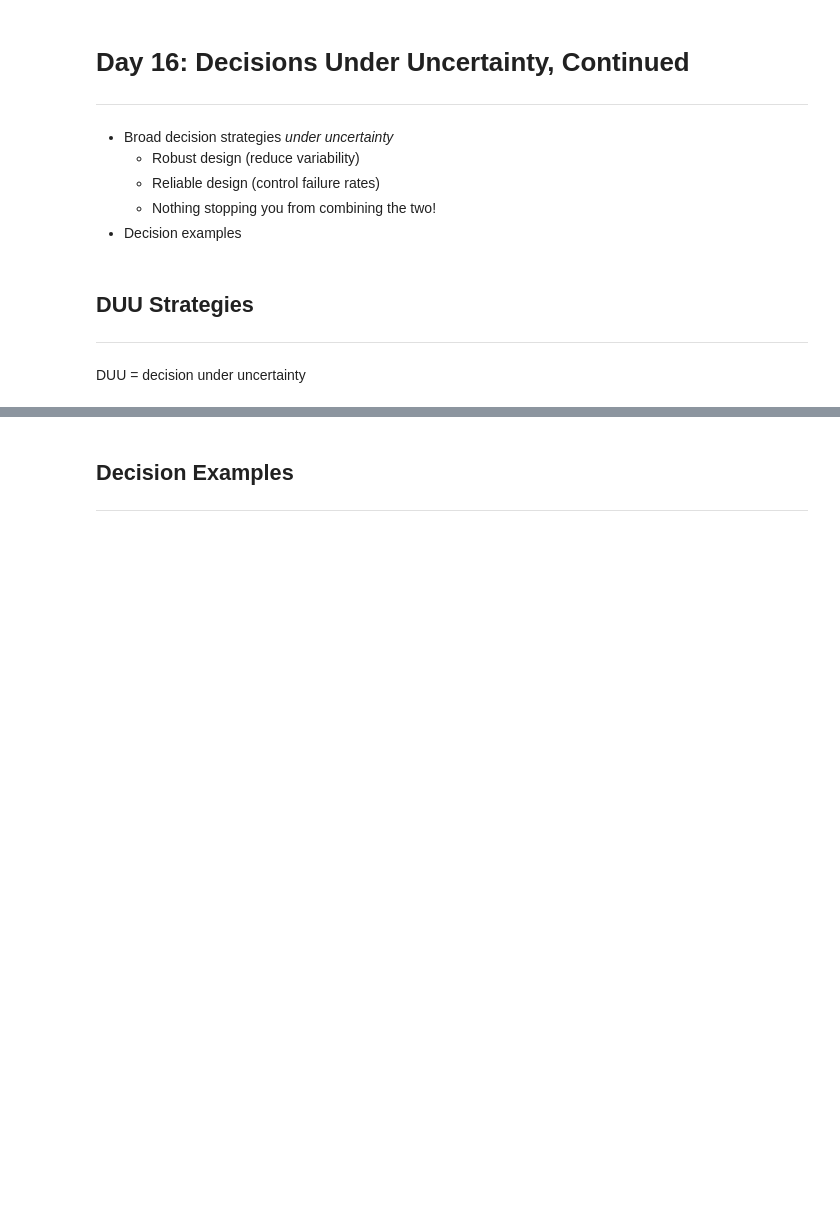
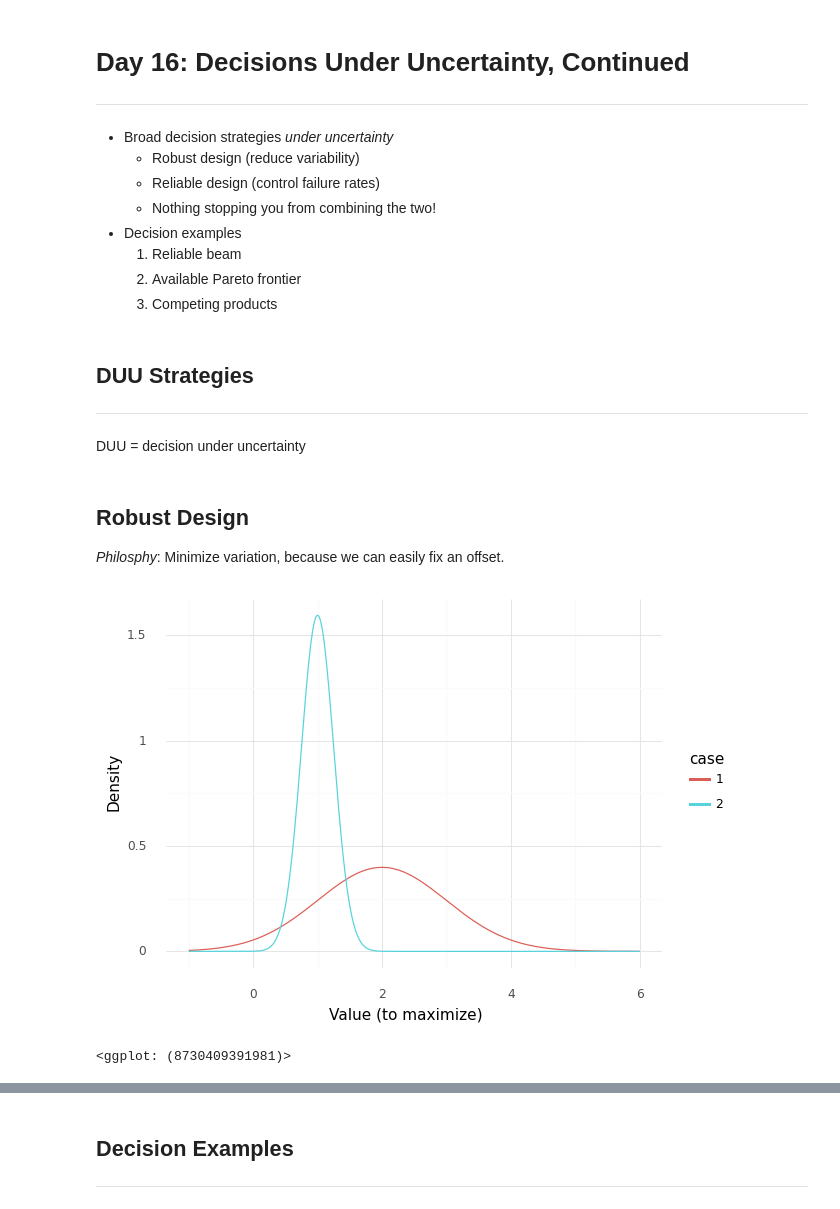
Before and after one commit to zdelrosario/pdo-notes, a Jupyter notebook: day16.ipynb, the cells around one changed output, grey strips where cells are left out. Drawn from its saved outputs; the diff is of its cells as text; code cells hidden in the pictures; blank space fills up the shorter version.

```diff
--- a/day16.ipynb
+++ b/day16.ipynb
@@ -8,6 +8,9 @@
   - Reliable design (control failure rates)
   - Nothing stopping you from combining the two!
 - Decision examples
+  1. Reliable beam
+  2. Available Pareto frontier
+  3. Competing products
 # %%
 import pandas as pd
 import grama as gr
@@ -23,3 +26,26 @@ DF = gr.Intention()
 ---
 
 DUU = decision under uncertainty
+# %% [markdown]
+## Robust Design
+
+*Philosphy*: Minimize variation, because we can easily fix an offset.
+# %%
+(
+    gr.df_make(x=np.linspace(-1, +6, num=500))
+    >> gr.tf_mutate(
+        l_1=gr.exp(-0.5 * (DF.x - 2)**2) / np.sqrt(2 * np.pi),
+        l_2=gr.exp(-0.5 * ((DF.x - 1) / (1/4))**2) / np.sqrt(2 * 1/16 * np.pi),
+    )
+    >> gr.tf_gather("key", "l", ["l_1", "l_2"])
+    >> gr.tf_mutate(case=gr.str_extract(DF.key, "\\d"))
+
+    >> ggplot(aes("x", "l", color="case"))
+    + geom_line()
+
+    + theme_minimal()
+    + labs(x="Value (to maximize)", y="Density")
+)
+# %% [output]
+[figure, added]
+<ggplot: (8730409391981)>
```
Also changed, not shown: parts of 18 cells of this notebook.
